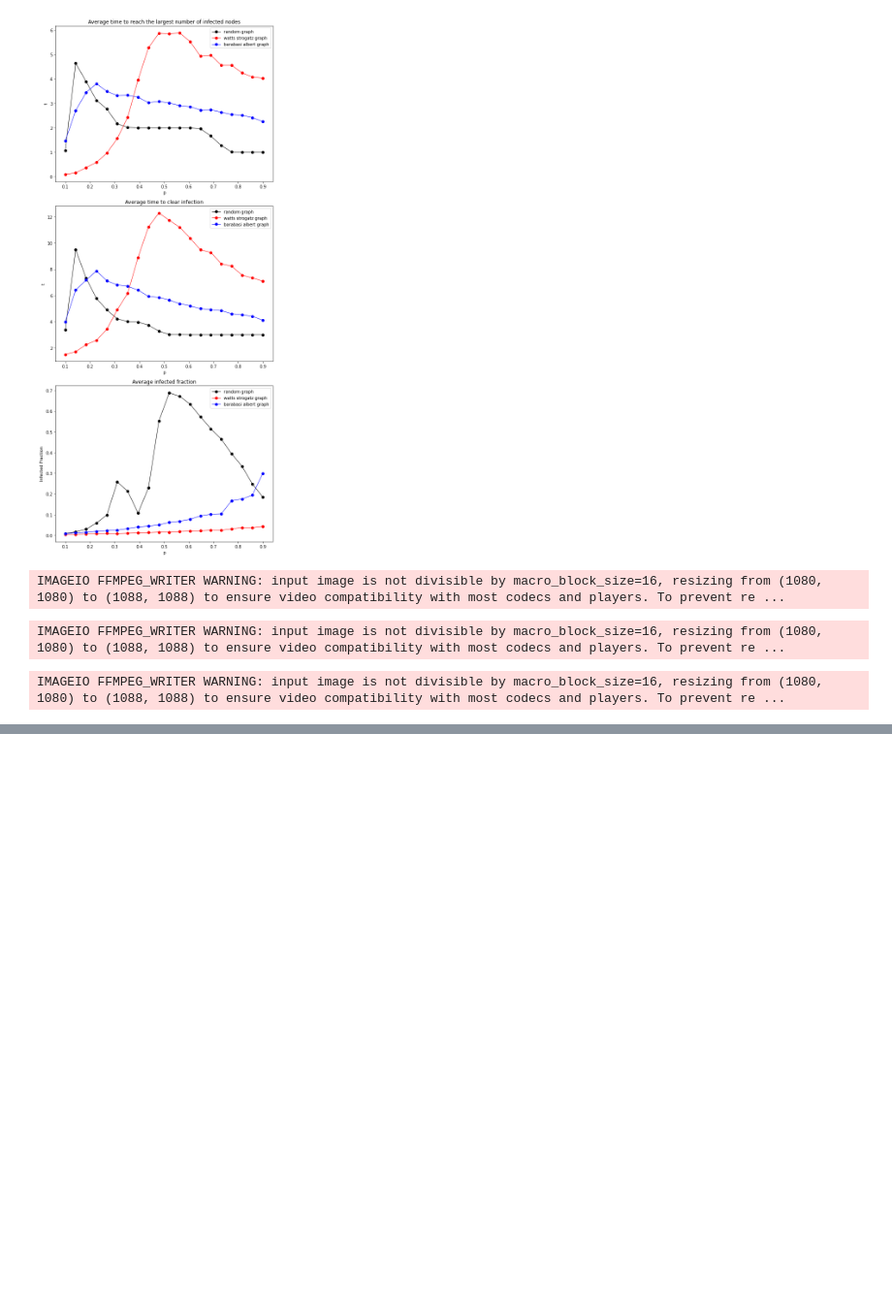
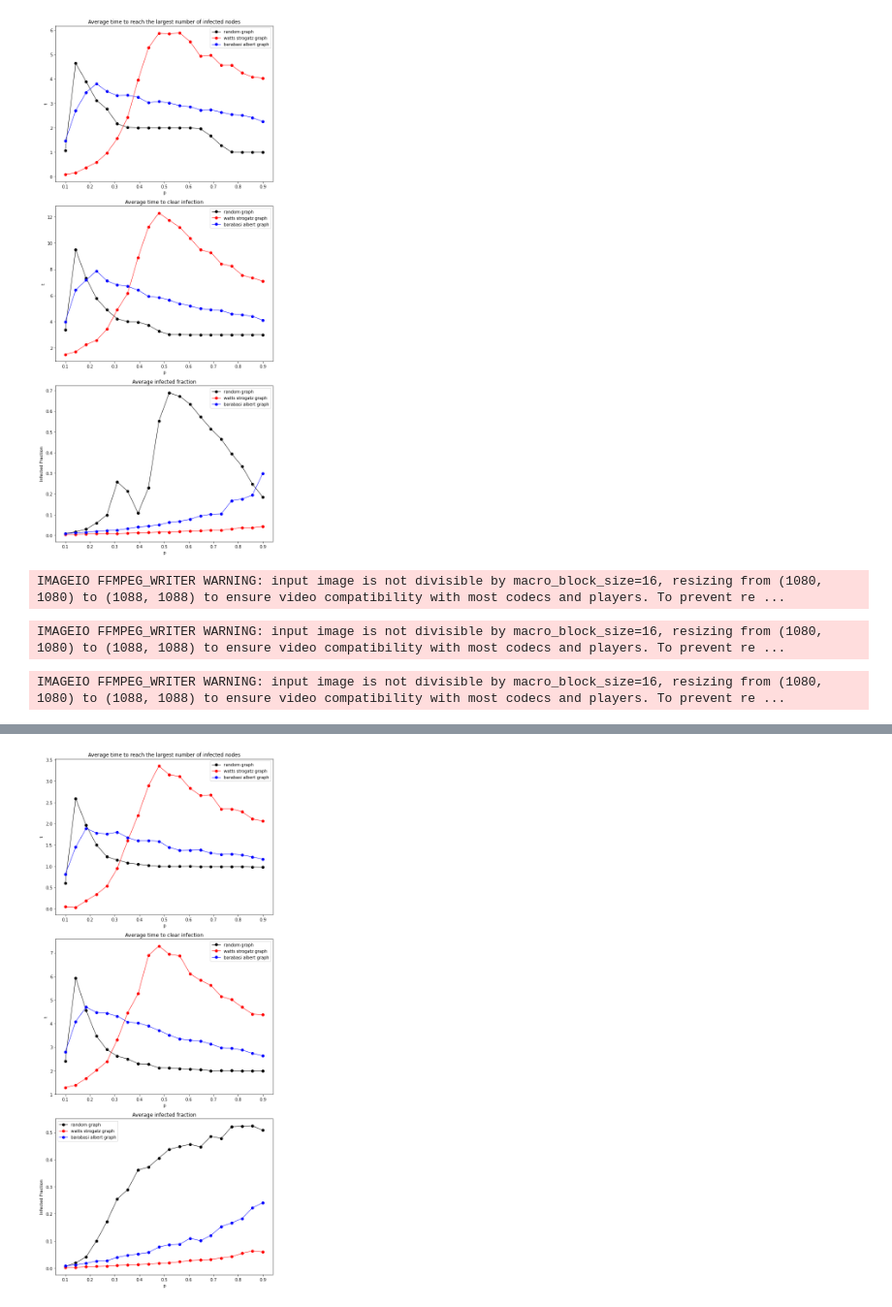
Before and after one commit to sjanus99/complexsystems, a Jupyter notebook: List5.ipynb, the cells around one changed output, grey strips where cells are left out. Shown at 97% size. Saved outputs shown, nothing was run; the diff lists cells and outputs as text; code cells hidden in the pictures; blank space fills up the shorter version.

```diff
--- a/List5.ipynb
+++ b/List5.ipynb
@@ -686,0 +1006,57 @@ IMAGEIO FFMPEG_WRITER WARNING: input image is not divisible by macro_block_size=
+# %%
+ps = np.linspace(0.1, 0.9, 20)
+iterations = 100
+
+infectedFrac = []
+timeToClear = []
+timeToMaxInfected = []
+avgTimeToClear = []
+avgTimeToMaxInfected = []
+avgInfectedFrac = []
+
+for graph in ['random', 'wattsStrogatz', 'barabasiAlbert']:
+    infFrac, clear, maxInfected = SIRonGraphDynamics2(graph, ps = ps, iterations = iterations, runs = 250)
+    avgClear = np.mean(clear, axis=0)
+    avgMaxInfected = np.mean(maxInfected, axis=0)
+    avgInfFrac = np.mean(infFrac, axis=0)
+
+    infectedFrac.append(infFrac)
+    timeToClear.append(clear)
+    timeToMaxInfected.append(maxInfected)
+    avgTimeToClear.append(avgClear)
+    avgTimeToMaxInfected.append(avgMaxInfected)
+    avgInfectedFrac.append(avgInfFrac)
+
+plt.figure(figsize=(8, 18))
+
+plt.subplot(3, 1, 1)
+plt.plot(ps, avgTimeToMaxInfected[0], linewidth=1, c='black', marker='o', label = 'random graph')
+plt.plot(ps, avgTimeToMaxInfected[1], linewidth=1, c='red', marker='o', label = 'watts strogatz graph')
+plt.plot(ps, avgTimeToMaxInfected[2], linewidth=1, c='blue', marker='o', label = 'barabasi albert graph')
+plt.xlabel('p')
+plt.ylabel('t')
+plt.title('Average time to reach the largest number of infected nodes')
+plt.legend()
+
+plt.subplot(3, 1, 2)
+plt.plot(ps, avgTimeToClear[0], linewidth=1, c='black', marker='o', label = 'random graph')
+plt.plot(ps, avgTimeToClear[1], linewidth=1, c='red', marker='o', label = 'watts strogatz graph')
+plt.plot(ps, avgTimeToClear[2], linewidth=1, c='blue', marker='o', label = 'barabasi albert graph')
+plt.xlabel('p')
+plt.ylabel('t')
+plt.title(f'Average time to clear infection')
+plt.legend()
+
+plt.subplot(3, 1, 3)
+plt.plot(ps, avgInfectedFrac[0], linewidth=1, c='black', marker='o', label = 'random graph')
+plt.plot(ps, avgInfectedFrac[1], linewidth=1, c='red', marker='o', label = 'watts strogatz graph')
+plt.plot(ps, avgInfectedFrac[2], linewidth=1, c='blue', marker='o', label = 'barabasi albert graph')
+plt.xlabel('p')
+plt.ylabel('Infected Fraction')
+plt.title(f'Average infected fraction')
+plt.legend()
+
+plt.tight_layout()
+plt.show()
+# %% [output]
+[figure, added]
```
Also changed, not shown: parts of 15 cells of this notebook.
